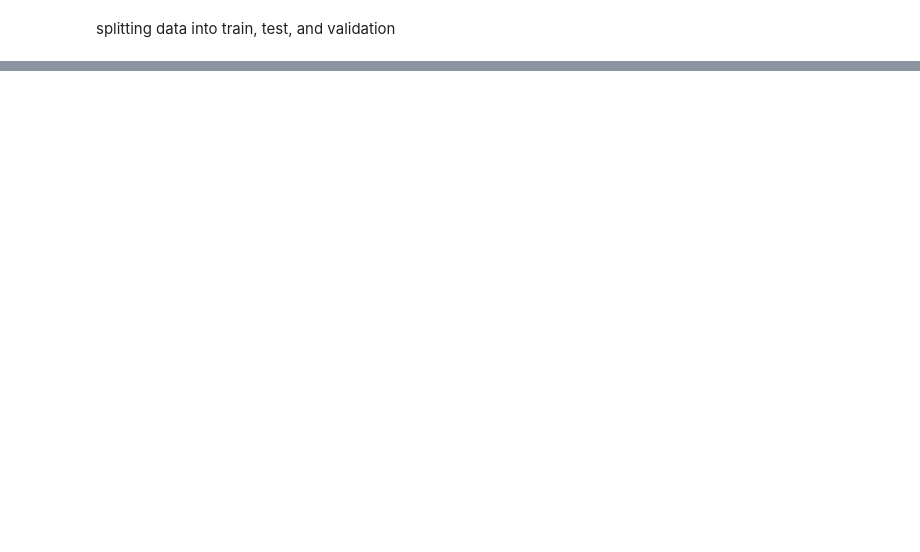
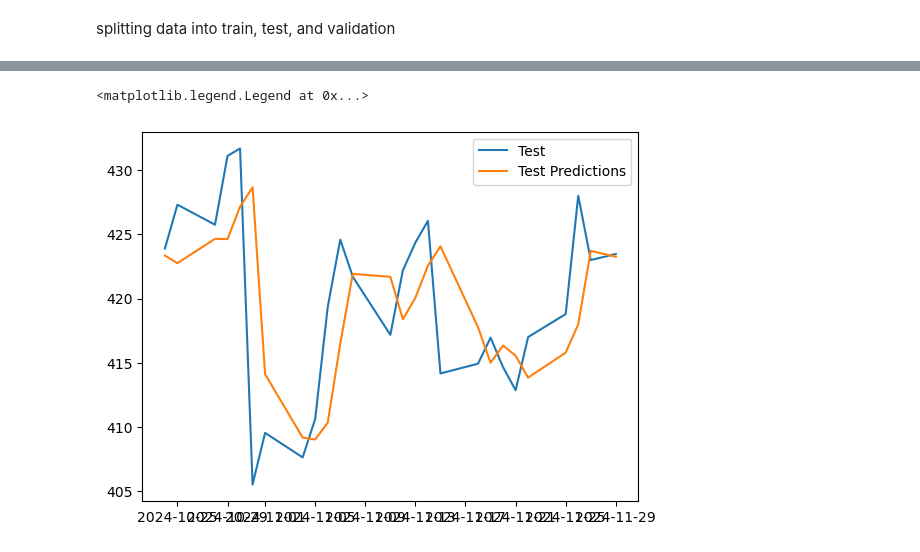
Before and after one commit to AkramGadd/StockPricePrediction, a Jupyter notebook: StockPricePrediction/Microsoft_Stock.ipynb, the cells around one changed output, grey strips where cells are left out. Drawn from its saved outputs; the diff is of its cells as text; code cells hidden in the pictures; blank space fills up the shorter version.

```diff
--- a/StockPricePrediction/Microsoft_Stock.ipynb
+++ b/StockPricePrediction/Microsoft_Stock.ipynb
@@ -176,0 +253,6 @@ splitting data into train, test, and validation
+# %%
+test_predictions = model.predict(X_test).flatten()
+plt.plot(dates_test, Y_test, label='Test')
+plt.plot(dates_test, test_predictions, label='Test Predictions')
+plt.legend()
+# %% [output]
@@ -176,0 +260,2 @@ splitting data into train, test, and validation
+<matplotlib.legend.Legend at 0x...>
+[figure, added]
```
Also changed, not shown: parts of 19 cells of this notebook.
